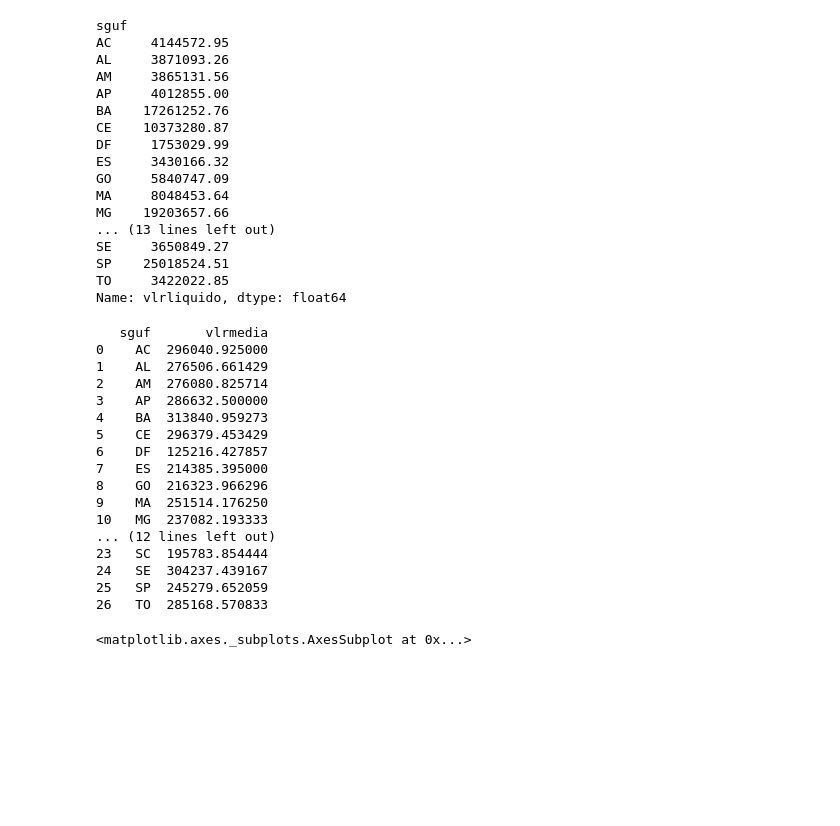
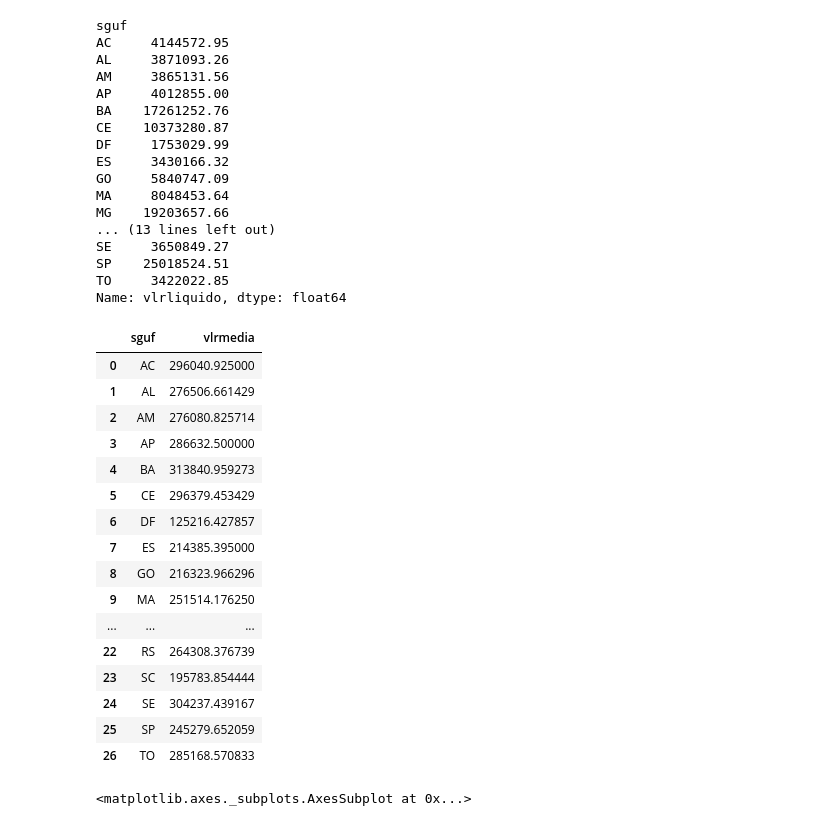
Before and after one commit to ManoMax/google-collabs, a Jupyter notebook: lab1_visualizacao_de_dados.ipynb, the cells around one changed output. Drawn from its saved outputs; the diff is of its cells as text; code cells hidden in the pictures; blank space fills up the shorter version.

```diff
--- a/lab1_visualizacao_de_dados.ipynb
+++ b/lab1_visualizacao_de_dados.ipynb
@@ -33,8 +31,8 @@ Requirement already satisfied: pytz>=2017.3 in /usr/local/lib/python3.7/dist-pac
 Requirement already satisfied: python-dateutil>=2.7.3 in /usr/local/lib/python3.7/dist-packages (from pandas>=0.25.0->geopandas) (2.8.2)
 # %%
 #lendo dataset
-data = pd.read_csv('/content/cota-parlamentar.csv')
-data.head()
+dataset = pd.read_csv('/content/cota-parlamentar.csv')
+dataset.head()
 # %% [output]
 |  | codlegislatura | datemissao | idedocumento | idecadastro | indtipodocumento | nucarteiraparlamentar | ... |
 | 0 | 56 | 2020-02-01 00:00:00 | 7007086 | NaN | 0 | NaN | ... |
@@ -109,31 +107,31 @@ Name: vlrliquido, dtype: float64
 # %%
 #criando um dataframe com estados e suas respectivas medias de valor gasto por parlamentar
 data = []
 
-for index, value in valor_total_uf.items():
-    data.append([index, value / teste[index]])
+for index, value in gasto_total_uf.items():
+    data.append([index, value / qtd_parlamentares_uf[index]])
 
 
-media_valores_uf = pd.DataFrame(data, columns=['sguf', 'vlrmedia'])
-print(media_valores_uf)
+media_gastos_uf = pd.DataFrame(data, columns=['sguf', 'vlrmedia'])
+media_gastos_uf
 # %% [output]
-   sguf       vlrmedia
-0    AC  296040.925000
-1    AL  276506.661429
-2    AM  276080.825714
-3    AP  286632.500000
-4    BA  313840.959273
-5    CE  296379.453429
-6    DF  125216.427857
-7    ES  214385.395000
-8    GO  216323.966296
-9    MA  251514.176250
-10   MG  237082.193333
-... (12 lines left out)
-23   SC  195783.854444
-24   SE  304237.439167
-25   SP  245279.652059
-26   TO  285168.570833
+|  | sguf | vlrmedia |
+| 0 | AC | 296040.925000 |
+| 1 | AL | 276506.661429 |
+| 2 | AM | 276080.825714 |
+| 3 | AP | 286632.500000 |
+| 4 | BA | 313840.959273 |
+| 5 | CE | 296379.453429 |
+| 6 | DF | 125216.427857 |
+| 7 | ES | 214385.395000 |
+| 8 | GO | 216323.966296 |
+| 9 | MA | 251514.176250 |
+| ... | ... | ... |
+| 22 | RS | 264308.376739 |
+| 23 | SC | 195783.854444 |
+| 24 | SE | 304237.439167 |
+| 25 | SP | 245279.652059 |
+| 26 | TO | 285168.570833 |
 # %%
 #testando o geopandas e o dataset geografico
 mapa_brasil = gpd.read_file('uf.json')
```
Also changed, not shown: parts of 8 cells of this notebook.
